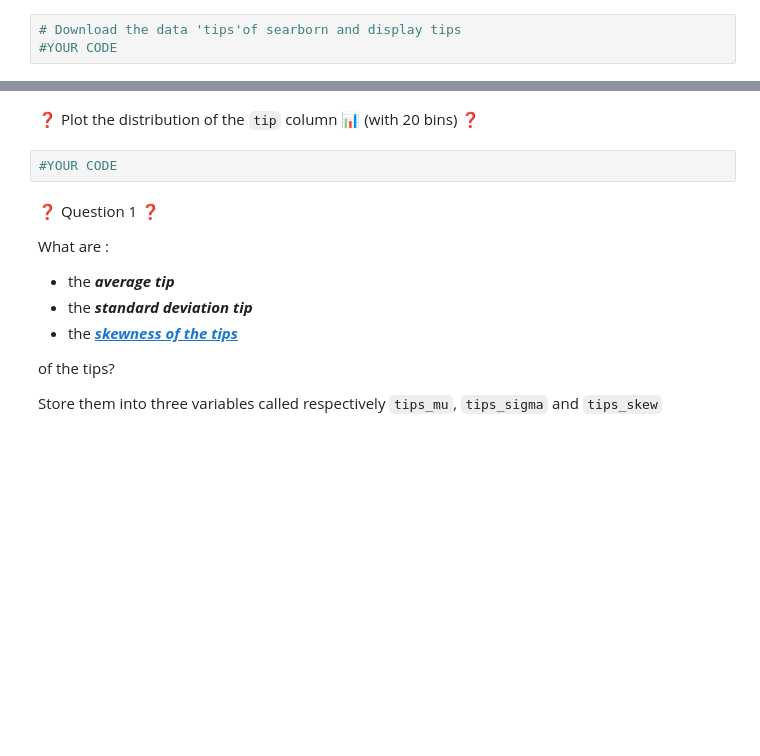
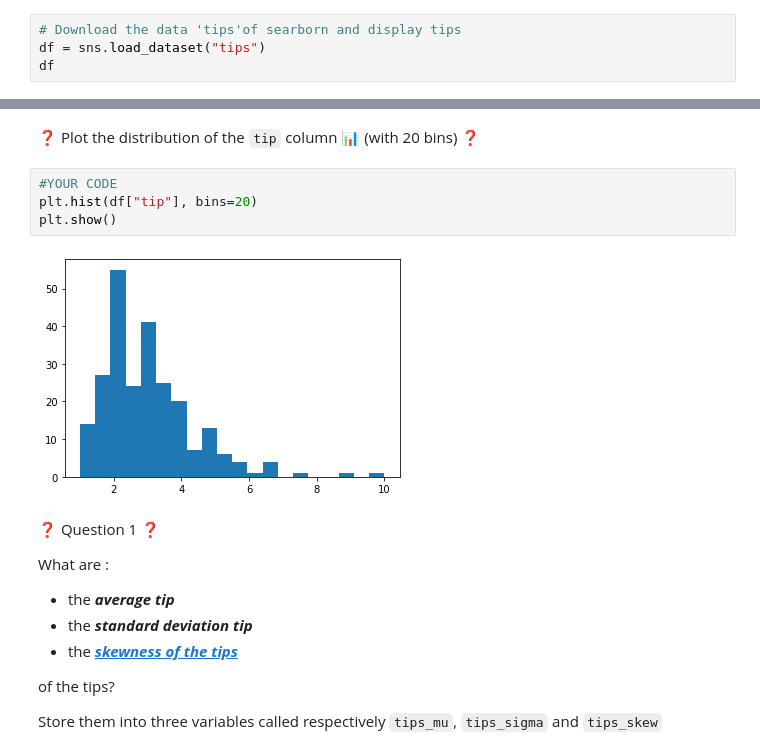
Before and after one commit to MENT3/m2-math-project, a Jupyter notebook: TCL/central-limit-theorem.ipynb, the cells around one changed output, grey strips where cells are left out. Saved outputs shown, nothing was run; the diff lists cells and outputs as text; blank space fills up the shorter version.

```diff
--- a/TCL/central-limit-theorem.ipynb
+++ b/TCL/central-limit-theorem.ipynb
@@ -62,3 +63,4 @@ $$ \large \bar{X} \approx_{n \rightarrow \infty} \mathcal{N}(\mu,\frac{\sigma}{\
 # %%
 # Download the data 'tips'of searborn and display tips
-#YOUR CODE
+df = sns.load_dataset("tips")
+df
@@ -71,7 +92,11 @@ $$ \large \bar{X} \approx_{n \rightarrow \infty} \mathcal{N}(\mu,\frac{\sigma}{\
 # %% [markdown]
 ❓ Plot the distribution of the `tip` column 📊 (with 20 bins) ❓
-# %%
-#YOUR CODE
+# %%
+#YOUR CODE
+plt.hist(df["tip"], bins=20)
+plt.show()
+# %% [output]
+[figure, added]
 # %% [markdown]
 ❓ Question 1 ❓
 
```
Also changed, not shown: parts of 37 cells of this notebook.
